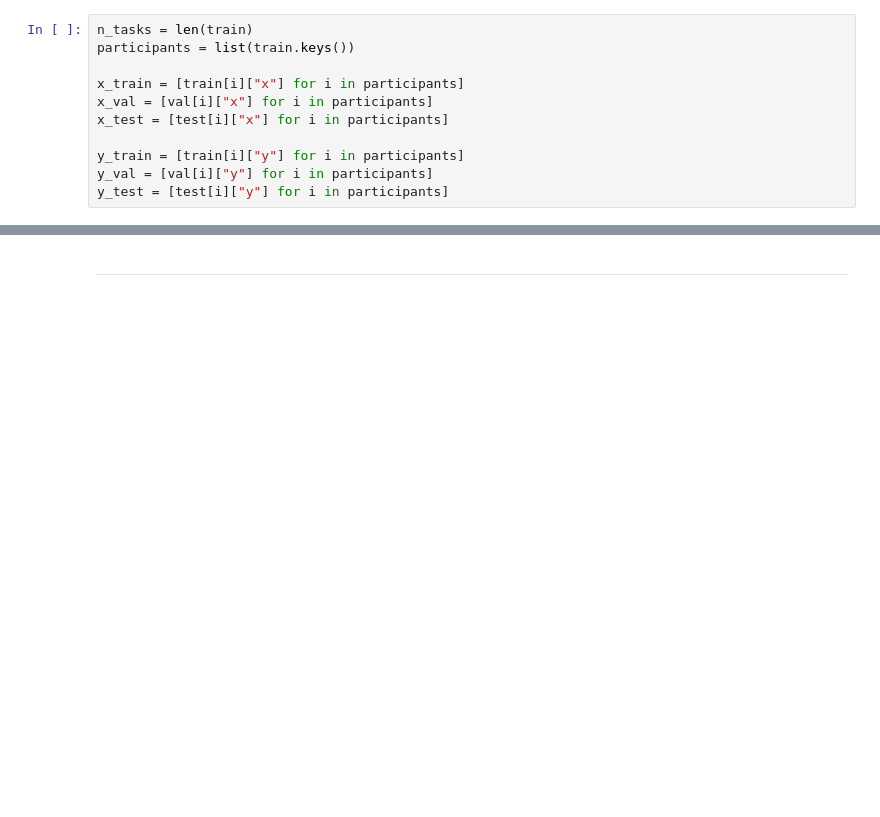
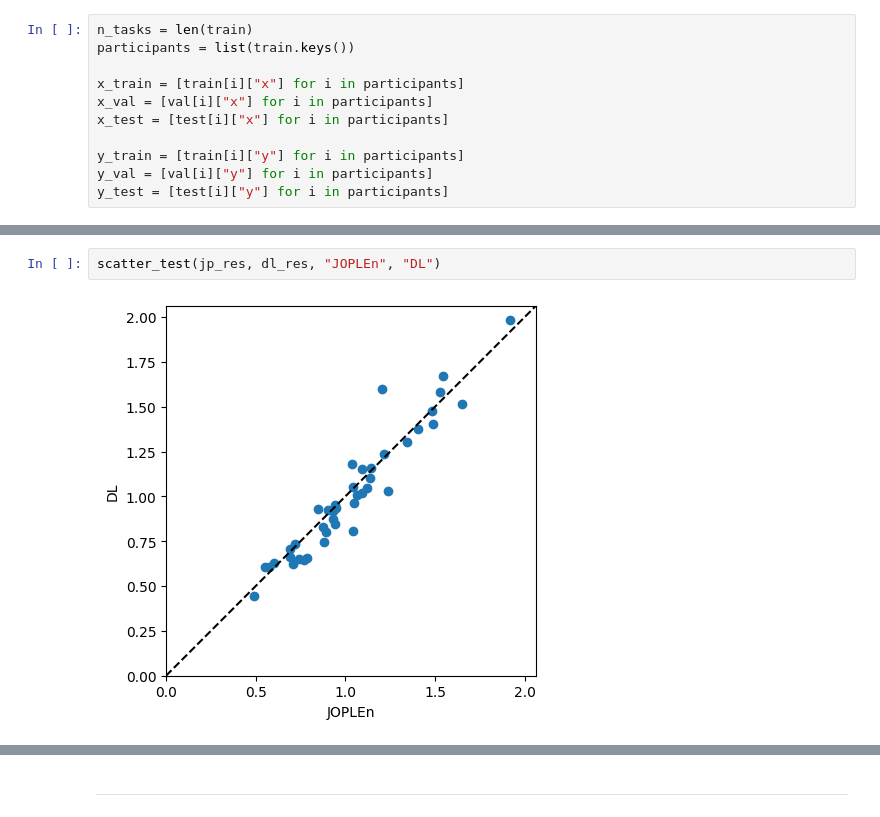
Before and after one commit to mattrmd/joplen_mlsp2024, a Jupyter notebook: experiments/multitask_selection.ipynb, the cells around one changed output, grey strips where cells are left out. Saved outputs shown, nothing was run; the diff lists cells and outputs as text; blank space fills up the shorter version.

```diff
--- a/experiments/multitask_selection.ipynb
+++ b/experiments/multitask_selection.ipynb
@@ -697,0 +759,4 @@ plt.show()
+# %%
+scatter_test(jp_res, dl_res, "JOPLEn", "DL")
+# %% [output]
+[figure, added]
```
Also changed, not shown: parts of 33 cells of this notebook.
